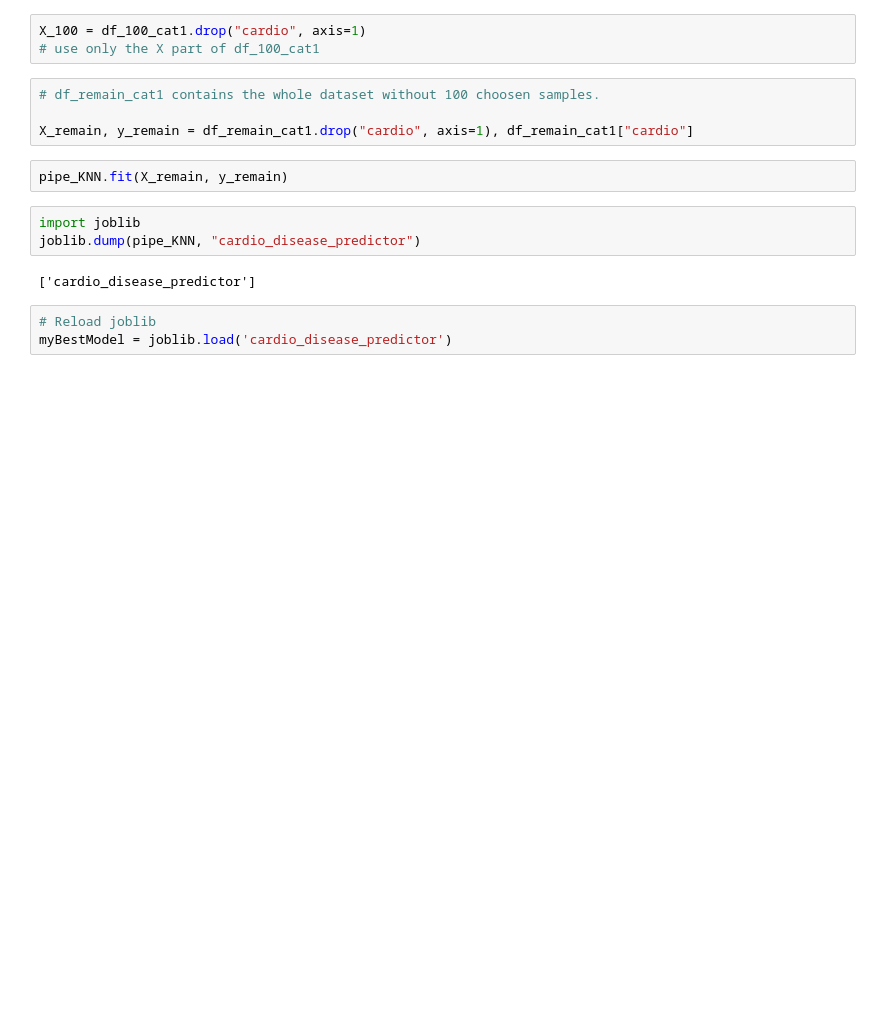
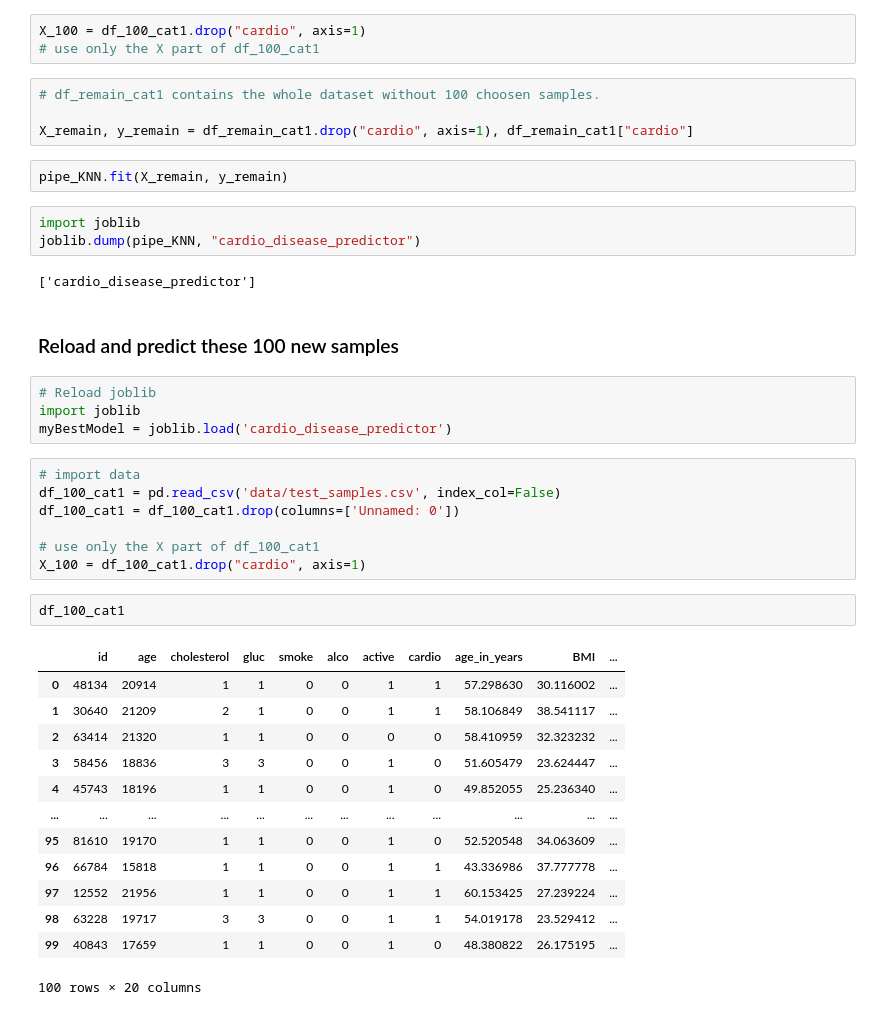
Before and after one commit to yuna-liu/Maskininlarning-Yuna-Liu, a Jupyter notebook: Lab1/DiseasePrediction.ipynb, the cells around one changed output. Cells and saved outputs as stored; diff of their text form; blank space fills up the shorter version.

Commit message:
update production_model.py and prediction result

```diff
--- a/Lab1/DiseasePrediction.ipynb
+++ b/Lab1/DiseasePrediction.ipynb
@@ -1163,6 +1163,32 @@ import joblib
 joblib.dump(pipe_KNN, "cardio_disease_predictor")
 # %% [output]
 ['cardio_disease_predictor']
+# %% [markdown]
+### Reload and predict these 100 new samples
 # %%
 # Reload joblib
+import joblib
 myBestModel = joblib.load('cardio_disease_predictor')
+# %%
+# import data
+df_100_cat1 = pd.read_csv('data/test_samples.csv', index_col=False)
+df_100_cat1 = df_100_cat1.drop(columns=['Unnamed: 0'])
+
+# use only the X part of df_100_cat1
+X_100 = df_100_cat1.drop("cardio", axis=1)
+# %%
+df_100_cat1
+# %% [output]
+|  | id | age | cholesterol | gluc | smoke | alco | active | cardio | age_in_years | BMI | ... |
+| 0 | 48134 | 20914 | 1 | 1 | 0 | 0 | 1 | 1 | 57.298630 | 30.116002 | ... |
+| 1 | 30640 | 21209 | 2 | 1 | 0 | 0 | 1 | 1 | 58.106849 | 38.541117 | ... |
+| 2 | 63414 | 21320 | 1 | 1 | 0 | 0 | 0 | 0 | 58.410959 | 32.323232 | ... |
+| 3 | 58456 | 18836 | 3 | 3 | 0 | 0 | 1 | 0 | 51.605479 | 23.624447 | ... |
+| 4 | 45743 | 18196 | 1 | 1 | 0 | 0 | 1 | 0 | 49.852055 | 25.236340 | ... |
+| ... | ... | ... | ... | ... | ... | ... | ... | ... | ... | ... | ... |
+| 95 | 81610 | 19170 | 1 | 1 | 0 | 0 | 1 | 0 | 52.520548 | 34.063609 | ... |
+| 96 | 66784 | 15818 | 1 | 1 | 0 | 0 | 1 | 1 | 43.336986 | 37.777778 | ... |
+| 97 | 12552 | 21956 | 1 | 1 | 0 | 0 | 1 | 1 | 60.153425 | 27.239224 | ... |
+| 98 | 63228 | 19717 | 3 | 3 | 0 | 0 | 1 | 1 | 54.019178 | 23.529412 | ... |
+| 99 | 40843 | 17659 | 1 | 1 | 0 | 0 | 1 | 0 | 48.380822 | 26.175195 | ... |
+100 rows × 20 columns
```
Also changed, not shown: parts of 5 cells of this notebook, 2 other files.
